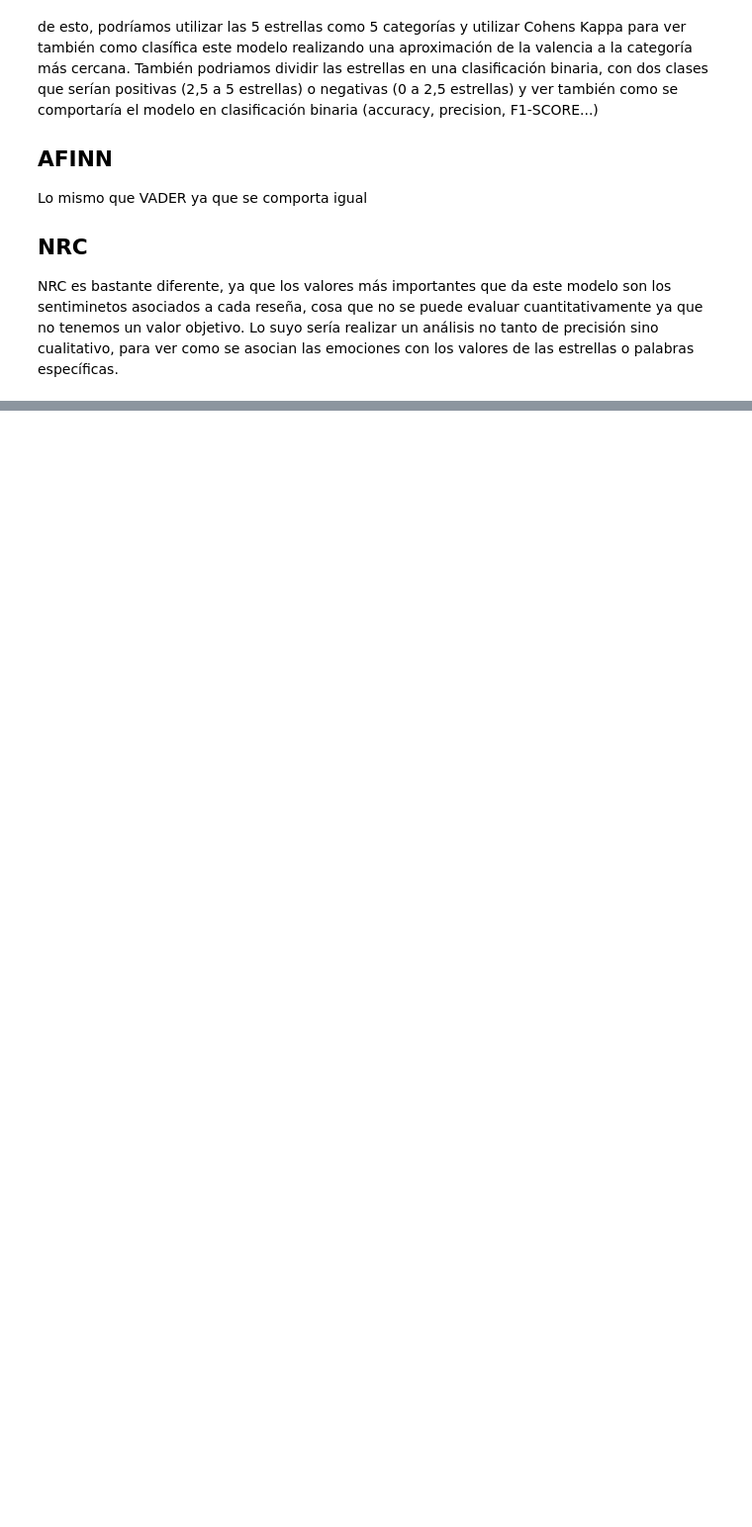
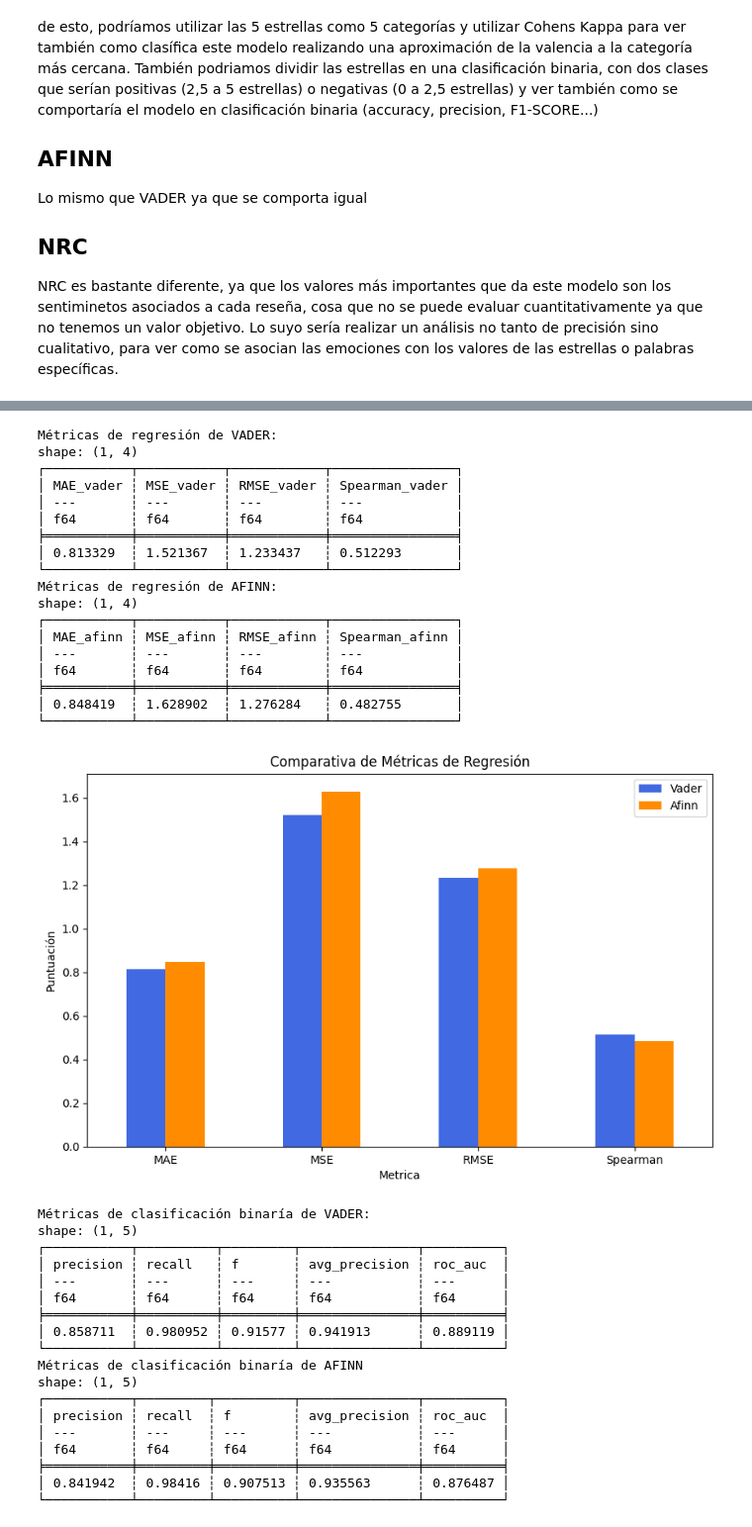
Before and after one commit to Javclamar/tfg-sentiment-analysis, a Jupyter notebook: notebooks/lexic_evaluation.ipynb, the cells around one changed output, grey strips where cells are left out. Shown at 99% size. Saved outputs shown, nothing was run; the diff lists cells and outputs as text; code cells hidden in the pictures; blank space fills up the shorter version.

Commit message:
Implements binary and multiclass clasification metrics for VADER and AFINN

```diff
--- a/notebooks/lexic_evaluation.ipynb
+++ b/notebooks/lexic_evaluation.ipynb
@@ -64,0 +286,44 @@ shape: (1, 5)
+# %%
+csv_scored = '../results/yelp_academic_dataset_review_scored.csv'
+
+regression_metrics(csv_scored)
+binary_classification_metrics(csv_scored)
+multiclass_classification_metrics(csv_scored)
+# %% [output]
+Métricas de regresión de VADER:
+shape: (1, 4)
+┌───────────┬───────────┬────────────┬────────────────┐
+│ MAE_vader ┆ MSE_vader ┆ RMSE_vader ┆ Spearman_vader │
+│ ---       ┆ ---       ┆ ---        ┆ ---            │
+│ f64       ┆ f64       ┆ f64        ┆ f64            │
+╞═══════════╪═══════════╪════════════╪════════════════╡
+│ 0.813329  ┆ 1.521367  ┆ 1.233437   ┆ 0.512293       │
+└───────────┴───────────┴────────────┴────────────────┘
+Métricas de regresión de AFINN:
+shape: (1, 4)
+┌───────────┬───────────┬────────────┬────────────────┐
+│ MAE_afinn ┆ MSE_afinn ┆ RMSE_afinn ┆ Spearman_afinn │
+│ ---       ┆ ---       ┆ ---        ┆ ---            │
+│ f64       ┆ f64       ┆ f64        ┆ f64            │
+╞═══════════╪═══════════╪════════════╪════════════════╡
+│ 0.848419  ┆ 1.628902  ┆ 1.276284   ┆ 0.482755       │
+└───────────┴───────────┴────────────┴────────────────┘
+[figure, added]
+Métricas de clasificación binaría de VADER:
+shape: (1, 5)
+┌───────────┬──────────┬─────────┬───────────────┬──────────┐
+│ precision ┆ recall   ┆ f       ┆ avg_precision ┆ roc_auc  │
+│ ---       ┆ ---      ┆ ---     ┆ ---           ┆ ---      │
+│ f64       ┆ f64      ┆ f64     ┆ f64           ┆ f64      │
+╞═══════════╪══════════╪═════════╪═══════════════╪══════════╡
+│ 0.858711  ┆ 0.980952 ┆ 0.91577 ┆ 0.941913      ┆ 0.889119 │
+└───────────┴──────────┴─────────┴───────────────┴──────────┘
+Métricas de clasificación binaría de AFINN
+shape: (1, 5)
+┌───────────┬─────────┬──────────┬───────────────┬──────────┐
+│ precision ┆ recall  ┆ f        ┆ avg_precision ┆ roc_auc  │
+│ ---       ┆ ---     ┆ ---      ┆ ---           ┆ ---      │
+│ f64       ┆ f64     ┆ f64      ┆ f64           ┆ f64      │
+╞═══════════╪═════════╪══════════╪═══════════════╪══════════╡
+│ 0.841942  ┆ 0.98416 ┆ 0.907513 ┆ 0.935563      ┆ 0.876487 │
+└───────────┴─────────┴──────────┴───────────────┴──────────┘
```
Also changed, not shown: parts of 5 cells of this notebook.
